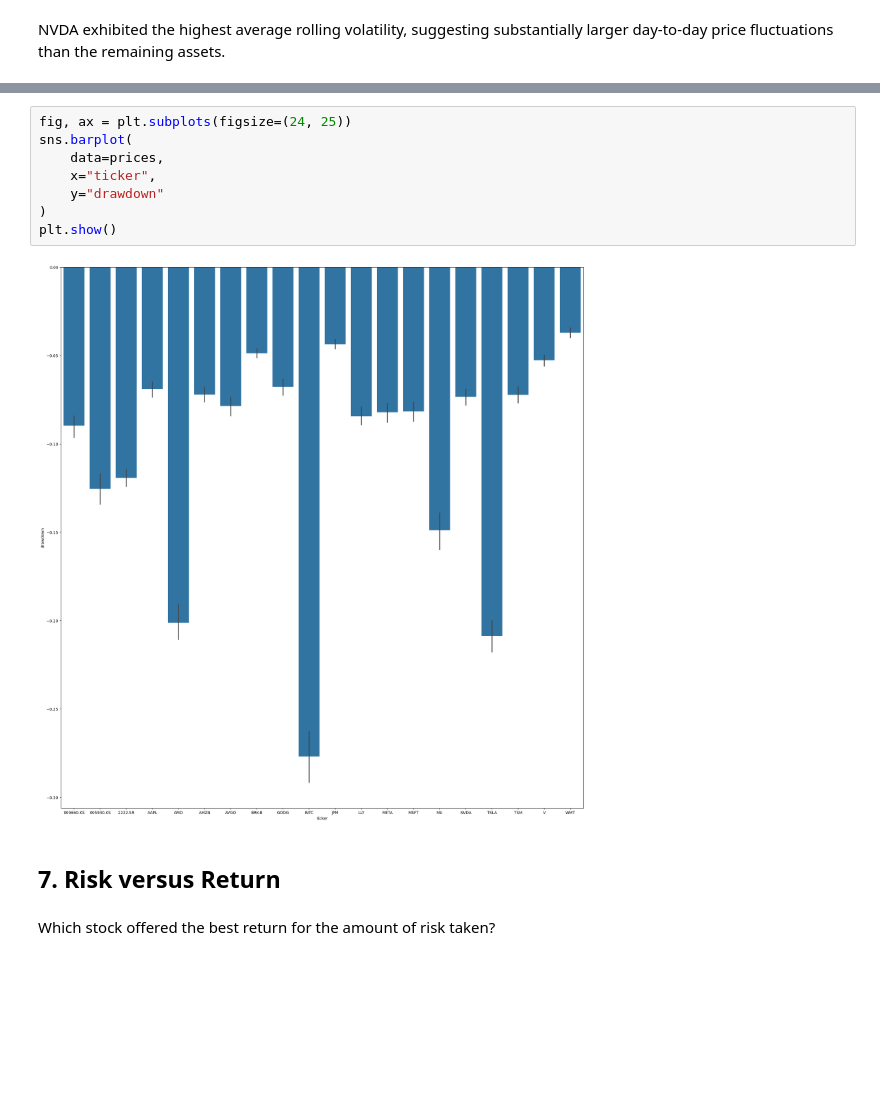
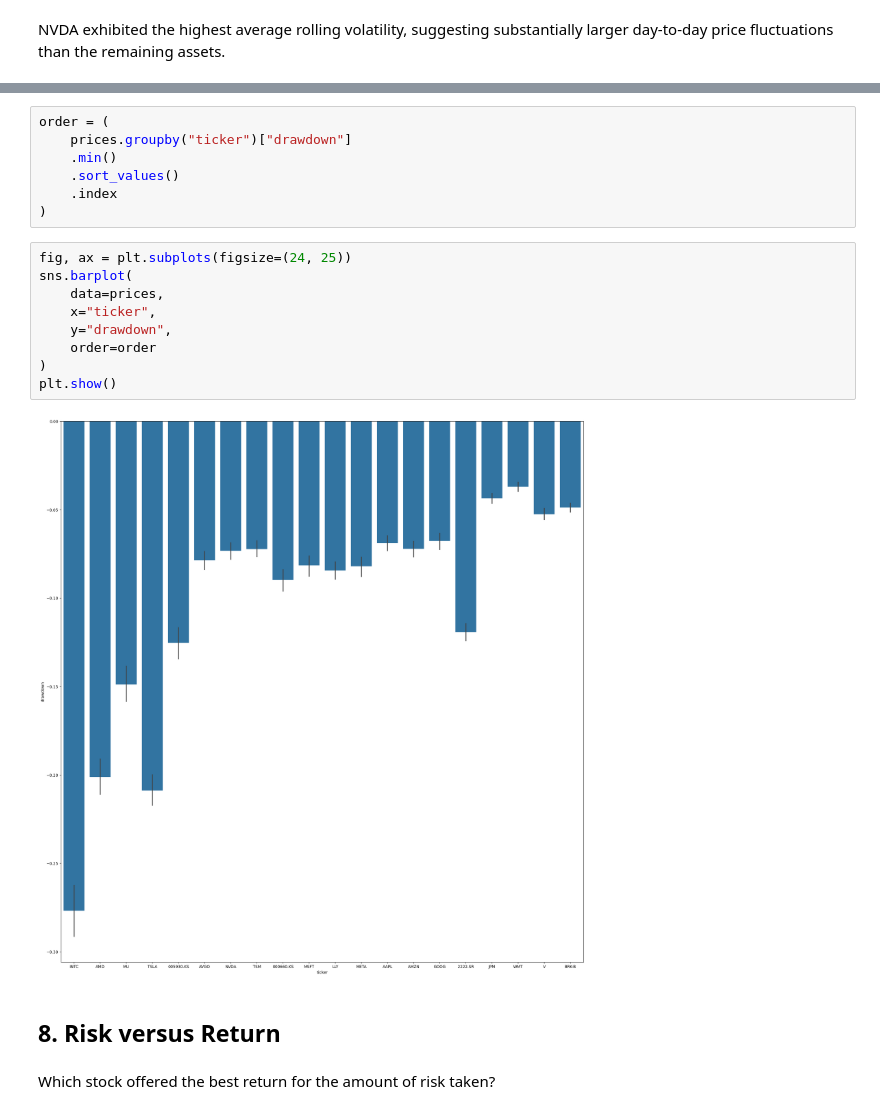
Before and after one commit to EltonSilva97/Automated-Data-Pipeline-for-Financial-Data, a Jupyter notebook: notebooks/02_analysis_overview.ipynb, the cells around one changed output, grey strips where cells are left out. Saved outputs shown, nothing was run; the diff lists cells and outputs as text; blank space fills up the shorter version.

```diff
--- a/notebooks/02_analysis_overview.ipynb
+++ b/notebooks/02_analysis_overview.ipynb
@@ -106,15 +119,23 @@ plt.show()
+# %%
+order = (
+    prices.groupby("ticker")["drawdown"]
+    .min()
+    .sort_values()
+    .index
+)
 # %%
 fig, ax = plt.subplots(figsize=(24, 25))
 sns.barplot(
     data=prices,
     x="ticker",
-    y="drawdown"
+    y="drawdown",
+    order=order
 )
 plt.show()
 # %% [output]
-[figure, old version]
+[figure, new version]
 # %% [markdown]
-## 7. Risk versus Return
+## 8. Risk versus Return
 # %% [markdown]
 Which stock offered the best return for the amount of risk taken?
 # %%
```
Also changed, not shown: parts of 9 cells of this notebook, 1 other file.
